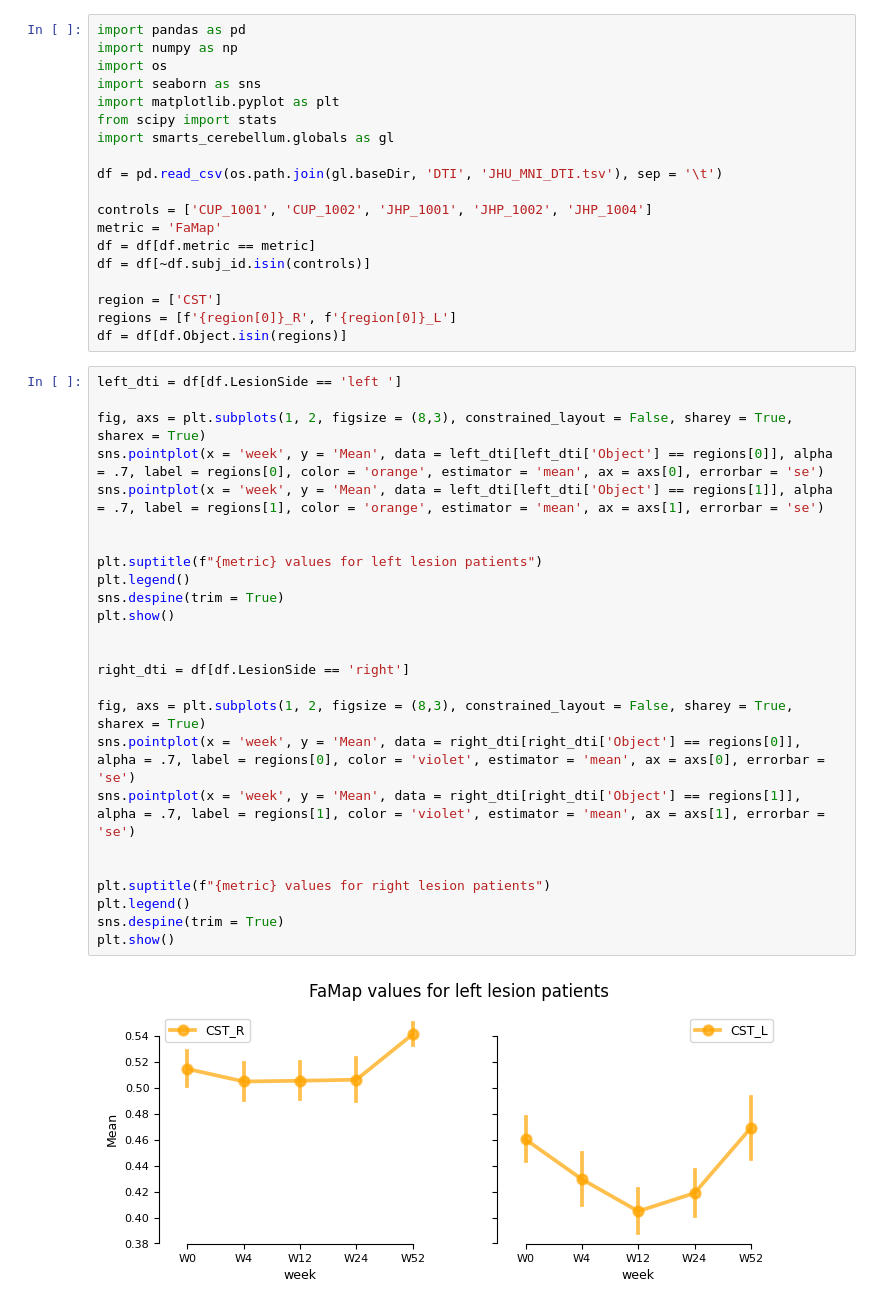
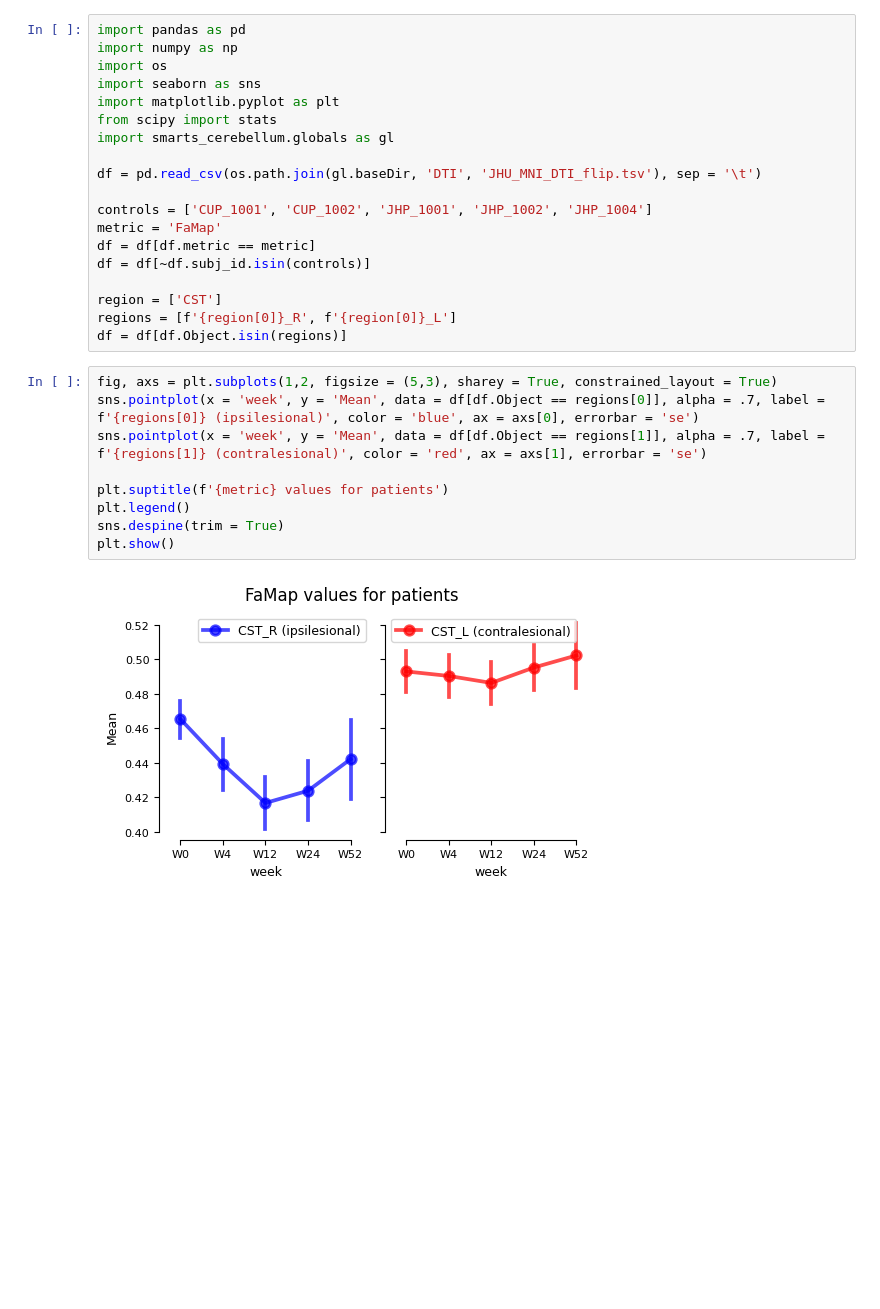
Before and after one commit to medhakp/smarts_cerebellum, a Jupyter notebook: notebooks/observed_DTI.ipynb, the cells around one changed output. Saved outputs shown, nothing was run; the diff lists cells and outputs as text; blank space fills up the shorter version.

Commit message:
analysis on flipped lesion DTI; exclude subjs' DTI without LesionSide

```diff
--- a/notebooks/observed_DTI.ipynb
+++ b/notebooks/observed_DTI.ipynb
@@ -7,7 +7,7 @@ import matplotlib.pyplot as plt
 from scipy import stats
 import smarts_cerebellum.globals as gl
 
-df = pd.read_csv(os.path.join(gl.baseDir, 'DTI', 'JHU_MNI_DTI.tsv'), sep = '\t')
+df = pd.read_csv(os.path.join(gl.baseDir, 'DTI', 'JHU_MNI_DTI_flip.tsv'), sep = '\t')
 
 controls = ['CUP_1001', 'CUP_1002', 'JHP_1001', 'JHP_1002', 'JHP_1004']
 metric = 'FaMap'
@@ -18,29 +18,13 @@ region = ['CST']
 regions = [f'{region[0]}_R', f'{region[0]}_L']
 df = df[df.Object.isin(regions)]
 # %%
-left_dti = df[df.LesionSide == 'left ']
+fig, axs = plt.subplots(1,2, figsize = (5,3), sharey = True, constrained_layout = True)
+sns.pointplot(x = 'week', y = 'Mean', data = df[df.Object == regions[0]], alpha = .7, label = f'{regions[0]} (ipsilesional)', color = 'blue', ax = axs[0], errorbar = 'se')
+sns.pointplot(x = 'week', y = 'Mean', data = df[df.Object == regions[1]], alpha = .7, label = f'{regions[1]} (contralesional)', color = 'red', ax = axs[1], errorbar = 'se')
 
-fig, axs = plt.subplots(1, 2, figsize = (8,3), constrained_layout = False, sharey = True, sharex = True)
-sns.pointplot(x = 'week', y = 'Mean', data = left_dti[left_dti['Object'] == regions[0]], alpha = .7, label = regions[0], color = 'orange', estimator = 'mean', ax = axs[0], errorbar = 'se')
-sns.pointplot(x = 'week', y = 'Mean', data = left_dti[left_dti['Object'] == regions[1]], alpha = .7, label = regions[1], color = 'orange', estimator = 'mean', ax = axs[1], errorbar = 'se')
-
-
-plt.suptitle(f"{metric} values for left lesion patients")
+plt.suptitle(f'{metric} values for patients')
 plt.legend()
 sns.despine(trim = True)
 plt.show()
-
-
-right_dti = df[df.LesionSide == 'right']
-
-fig, axs = plt.subplots(1, 2, figsize = (8,3), constrained_layout = False, sharey = True, sharex = True)
-sns.pointplot(x = 'week', y = 'Mean', data = right_dti[right_dti['Object'] == regions[0]], alpha = .7, label = regions[0], color = 'violet', estimator = 'mean', ax = axs[0], errorbar = 'se')
-sns.pointplot(x = 'week', y = 'Mean', data = right_dti[right_dti['Object'] == regions[1]], alpha = .7, label = regions[1], color = 'violet', estimator = 'mean', ax = axs[1], errorbar = 'se')
-
-
-plt.suptitle(f"{metric} values for right lesion patients")
-plt.legend()
-sns.despine(trim = True)
-plt.show()
 # %% [output]
-[figure, old version]
+[figure, new version]
```
Also changed, not shown: parts of 6 cells of this notebook, 7 other files.
